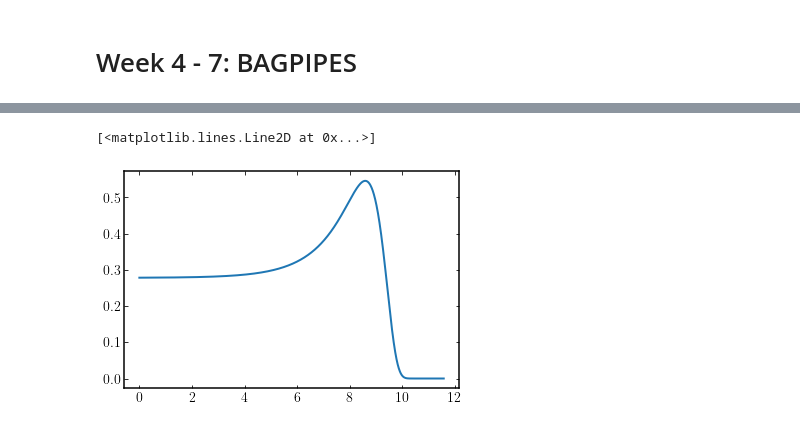
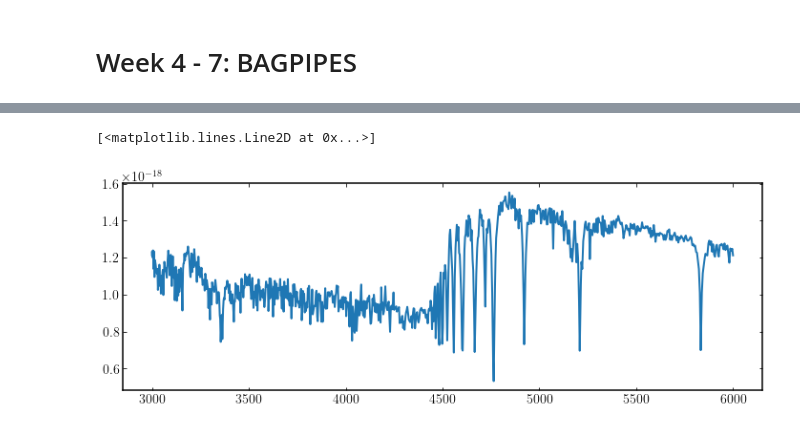
Before and after one commit to jr832jtr/MPhys-Project, a Jupyter notebook: MPhys.ipynb, the cells around one changed output, grey strips where cells are left out. Drawn from its saved outputs; the diff is of its cells as text; code cells hidden in the pictures.

Commit message:
Produces AGN for starbursting galaxies. First steps in obtaining average spectra for AGN=ON.

```diff
--- a/MPhys.ipynb
+++ b/MPhys.ipynb
@@ -254,27 +262,0 @@ fig = first_galaxy.plot_full_spectrum()
-# %%
-dblplaw = {}
-dblplaw['alpha'] = 1
-dblplaw['beta'] = 10
-dblplaw['tau'] = 3
-dblplaw['massformed'] = 11
-dblplaw['metallicity'] = 0.2
-
-dust = {}                         # Dust component
-dust["type"] = "Calzetti"         # Define the shape of the attenuation curve
-dust["Av"] = 0.2
-
-model_components2 = {}                   # The model components dictionary
-model_components2["redshift"] = 0.2      # Observed redshift
-model_components2["dust"] = dust
-model_components2['dblplaw'] = dblplaw
-
-obs_wavs = np.arange(2500.0, 6500.0, 0.1)
-
-goodss_filt_list = np.loadtxt("filters/goodss_filt_list.txt", dtype="str")
-fourkfilter = ['filters/4kfilter']
-
-second_galaxy = bagpipes.model_galaxy(model_components2, filt_list=goodss_filt_list, spec_wavs=obs_wavs)
-
-second_galaxy.update(model_components2)
-fig = second_galaxy.plot()
-fig = second_galaxy.sfh.plot()
@@ -431,6 +486,7 @@ plt.plot(t, f)
 # %%
-fig = plt.figure()
-plt.plot(TimeNu, F2)
+fig = plt.figure(figsize = (12, 4))
+x, y = zip(*SB_spectra[0])
+plt.plot(x, y)
 # %% [output]
 [<matplotlib.lines.Line2D at 0x...>]
-[figure, old version]
+[figure, new version]
```
Also changed, not shown: parts of 15 cells of this notebook.
